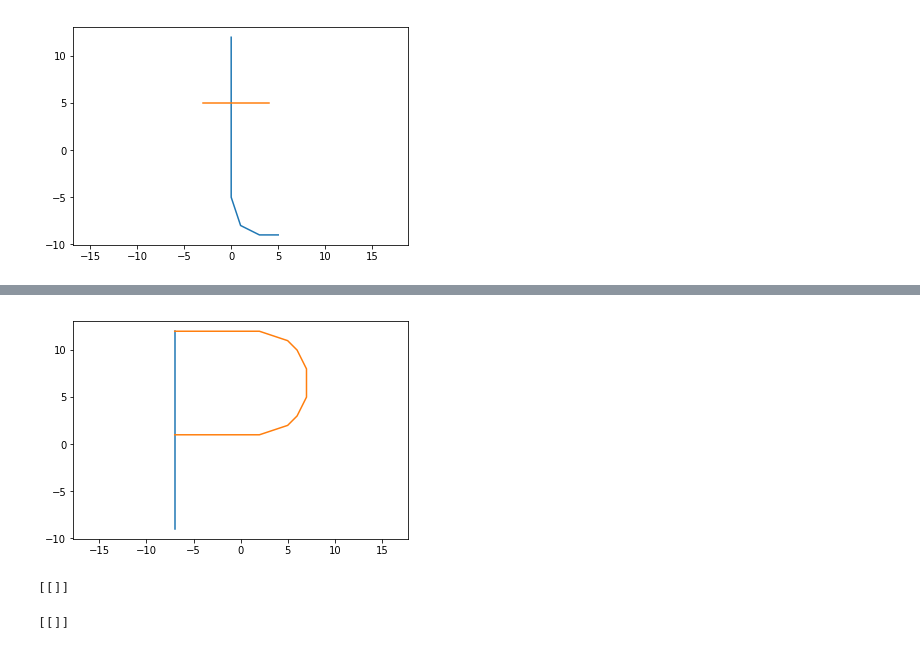
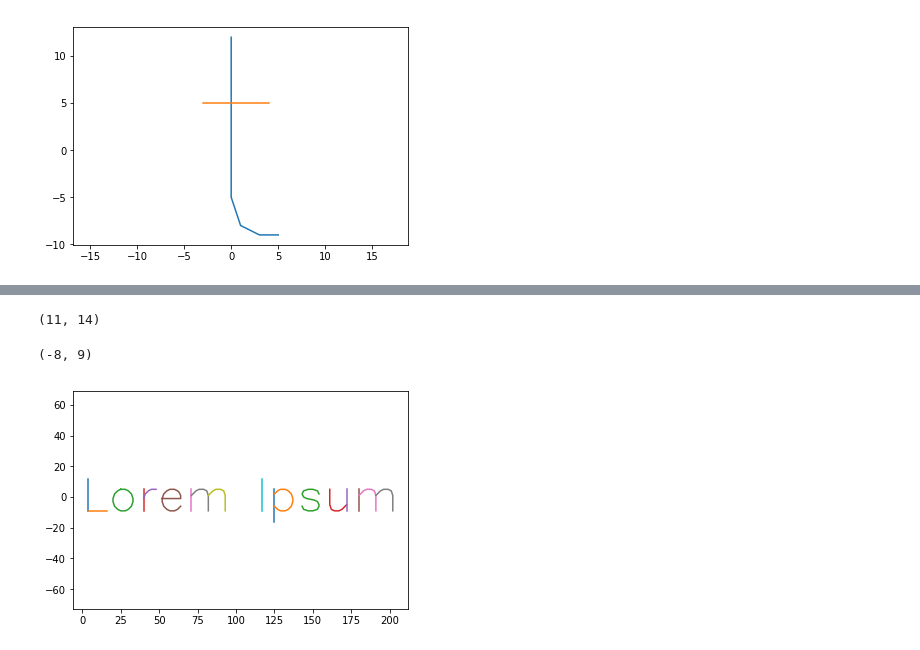
Before and after one commit to newsch/hairy_plotter, a Jupyter notebook: font-test.ipynb, the cells around one changed output, grey strips where cells are left out. Saved outputs shown, nothing was run; the diff lists cells and outputs as text; code cells hidden in the pictures.

```diff
--- a/font-test.ipynb
+++ b/font-test.ipynb
@@ -78,12 +78,12 @@ font.plot_charpath(romans['O'])
 # %%
-font.calc_dimensions(romans['x'])
+font.calc_dimensions(romans['x'].paths)
 # %% [output]
-[figure, removed]
+(11, 14)
-# %%
-romans[' ']
-# %% [output]
-[[]]
-# %%
-pathmap[699]
-# %% [output]
-[[]]
+# %%
+romans['x'].left, romans['x'].right
+# %% [output]
+(-8, 9)
+# %%
+font.plot_str(romans, 'Lorem Ipsum')
+# %% [output]
+[figure, added]
```
Also changed, not shown: parts of 8 cells of this notebook, 1 other file.
